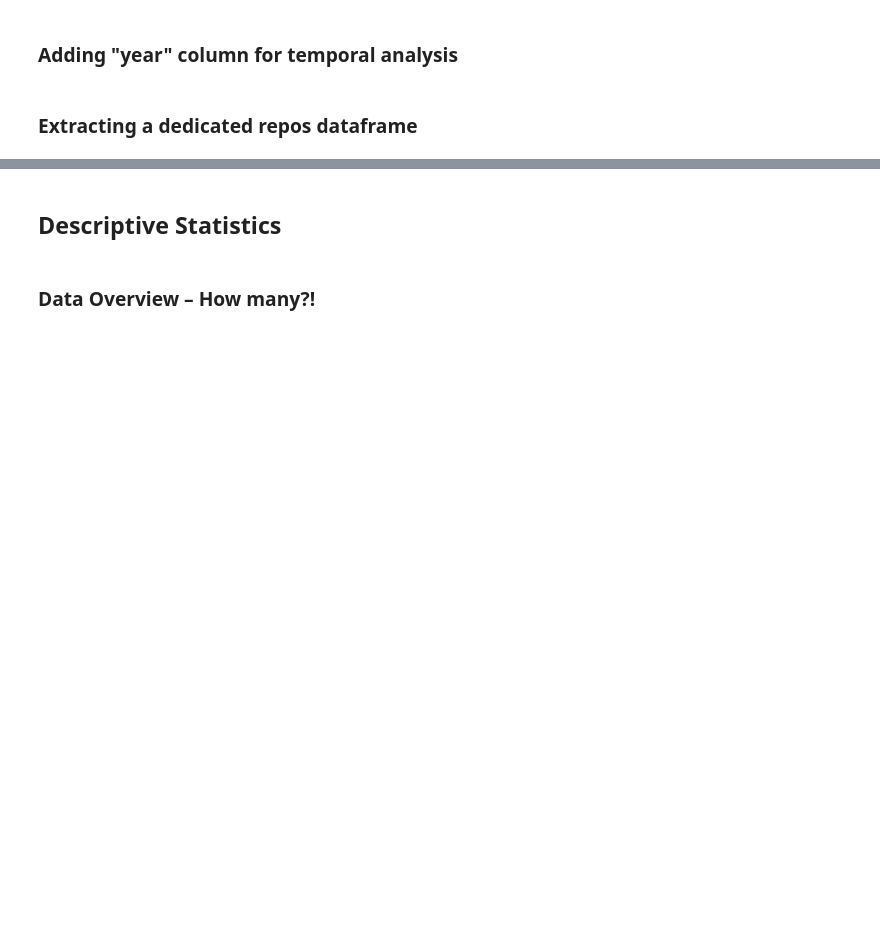
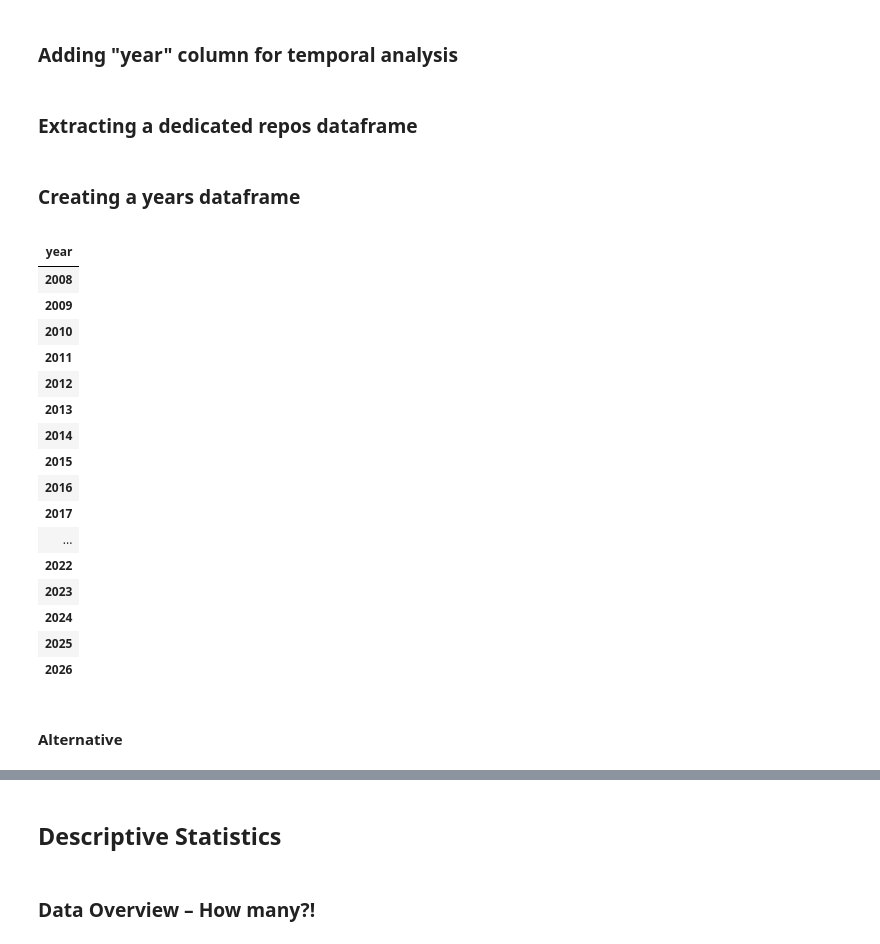
Before and after one commit to Leonard-Esser/autumn-2025-results, a Jupyter notebook: data_analysis.ipynb, the cells around one changed output, grey strips where cells are left out. Saved outputs shown, nothing was run; the diff lists cells and outputs as text; code cells hidden in the pictures; blank space fills up the shorter version.

```diff
--- a/data_analysis.ipynb
+++ b/data_analysis.ipynb
@@ -483,3 +483,40 @@ repos["age_group_at_first_subject"] = repos["days_until_first_subject"].apply(as
 
 repos.sort_values("full_name_of_repo", ascending=False, inplace=True)
 repos.reset_index(drop=True, inplace=True)
+# %% [markdown]
+### Creating a years dataframe
+# %%
+earliest_activity = repos["first_activity"].min()
+most_recent_activity = repos["last_activity"].max()
+
+years = pd.DataFrame({
+    "year": range(
+        earliest_activity.year,
+        most_recent_activity.year + 1,
+    )
+})
+
+years.set_index("year", inplace=True)
+# %%
+years
+# %% [output]
+|  |
+| year |
+| 2008 |
+| 2009 |
+| 2010 |
+| 2011 |
+| 2012 |
+| 2013 |
+| 2014 |
+| 2015 |
+| 2016 |
+| 2017 |
+| ... |
+| 2022 |
+| 2023 |
+| 2024 |
+| 2025 |
+| 2026 |
+# %% [markdown]
+#### Alternative
```
Also changed, not shown: parts of 8 cells of this notebook.
